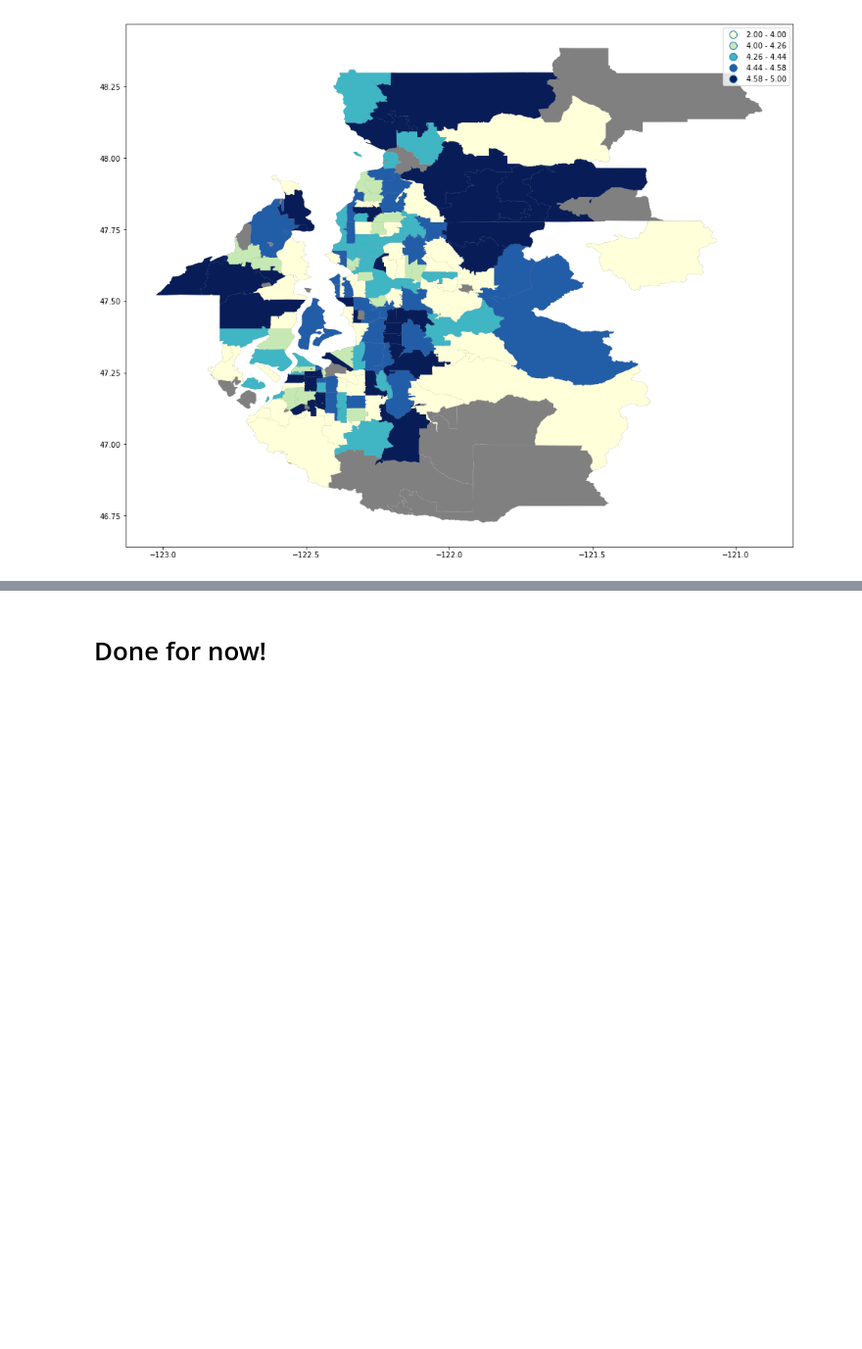
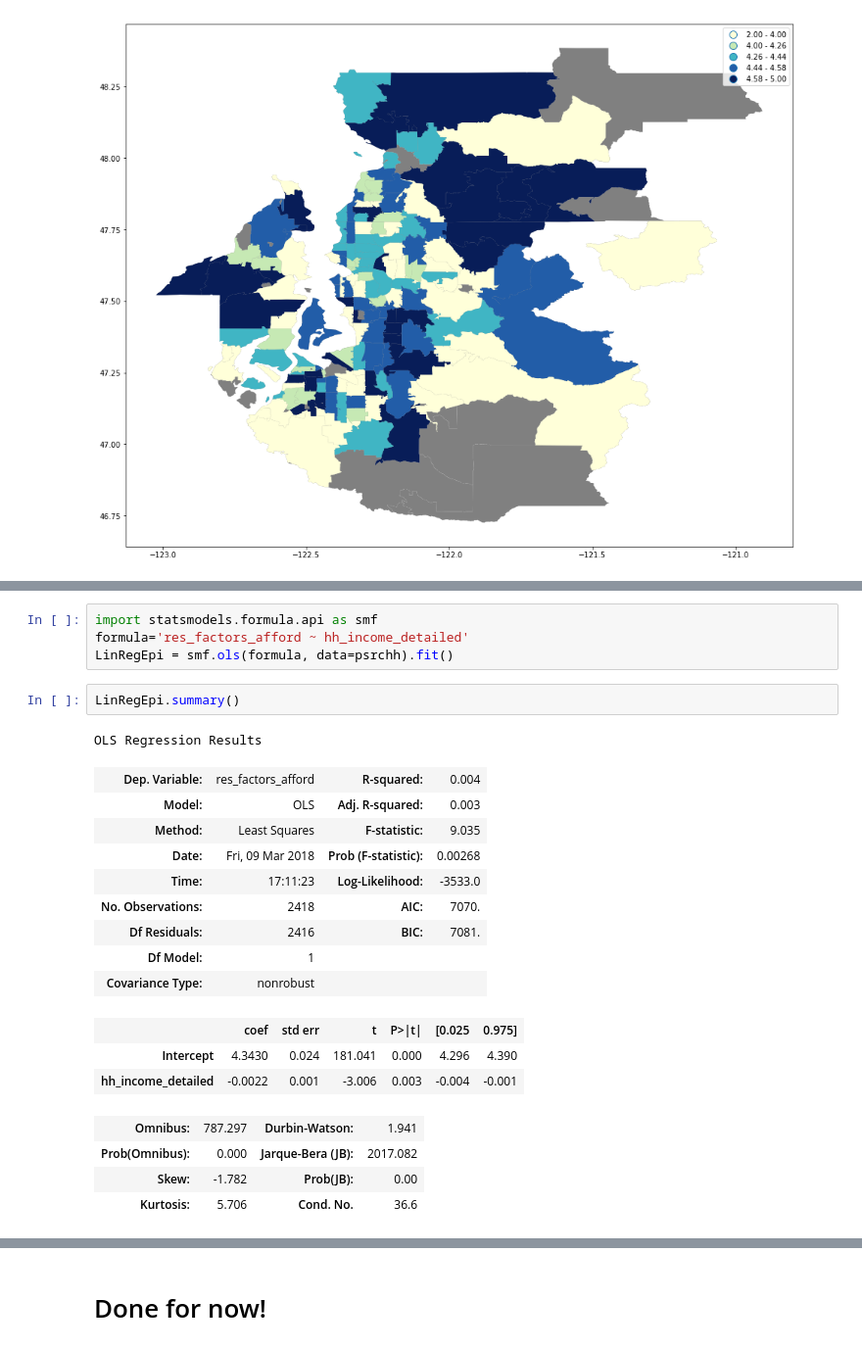
Before and after one commit to geeoffgoond/PROJECT, a Jupyter notebook: Master.ipynb, the cells around one changed output, grey strips where cells are left out. Shown at 98% size. Saved outputs shown, nothing was run; the diff lists cells and outputs as text; blank space fills up the shorter version.

```diff
--- a/project.ipynb
+++ b/Master.ipynb
@@ -371,0 +419,24 @@ psMoveMap.plot(ax=base,column='res_factors_afford', cmap='YlGnBu', scheme='Quant
+# %%
+import statsmodels.formula.api as smf
+formula='res_factors_afford ~ hh_income_detailed'
+LinRegEpi = smf.ols(formula, data=psrchh).fit()
+# %%
+LinRegEpi.summary()
+# %% [output]
+OLS Regression Results
+| Dep. Variable: | res_factors_afford | R-squared: | 0.004 |
+| Model: | OLS | Adj. R-squared: | 0.003 |
+| Method: | Least Squares | F-statistic: | 9.035 |
+| Date: | Fri, 09 Mar 2018 | Prob (F-statistic): | 0.00268 |
+| Time: | 17:11:23 | Log-Likelihood: | -3533.0 |
+| No. Observations: | 2418 | AIC: | 7070. |
+| Df Residuals: | 2416 | BIC: | 7081. |
+| Df Model: | 1 |  |  |
+| Covariance Type: | nonrobust |  |  |
+|  | coef | std err | t | P>|t| | [0.025 | 0.975] |
+| Intercept | 4.3430 | 0.024 | 181.041 | 0.000 | 4.296 | 4.390 |
+| hh_income_detailed | -0.0022 | 0.001 | -3.006 | 0.003 | -0.004 | -0.001 |
+| Omnibus: | 787.297 | Durbin-Watson: | 1.941 |
+| Prob(Omnibus): | 0.000 | Jarque-Bera (JB): | 2017.082 |
+| Skew: | -1.782 | Prob(JB): | 0.00 |
+| Kurtosis: | 5.706 | Cond. No. | 36.6 |
```
Also changed, not shown: parts of 24 cells of this notebook, 4 other files.
